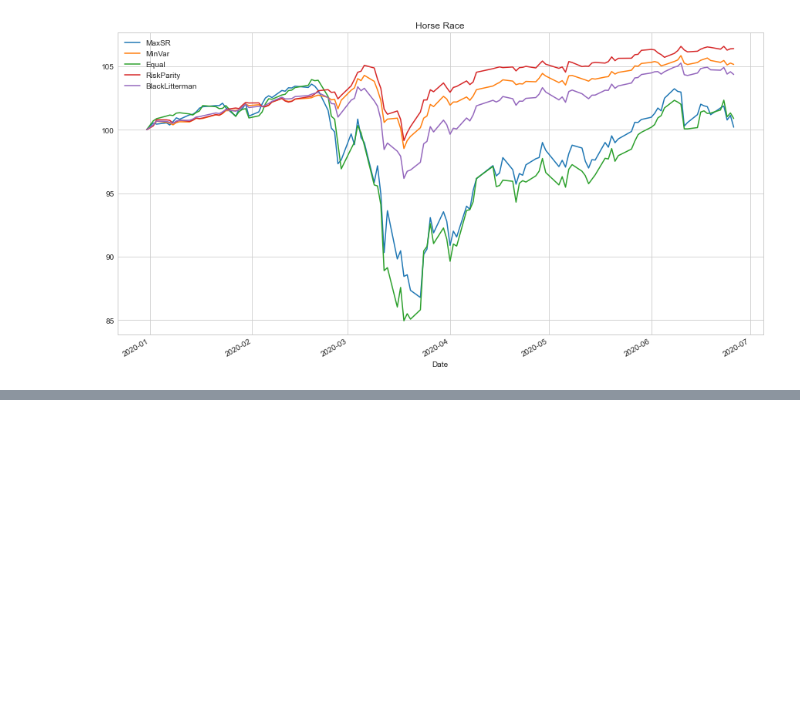
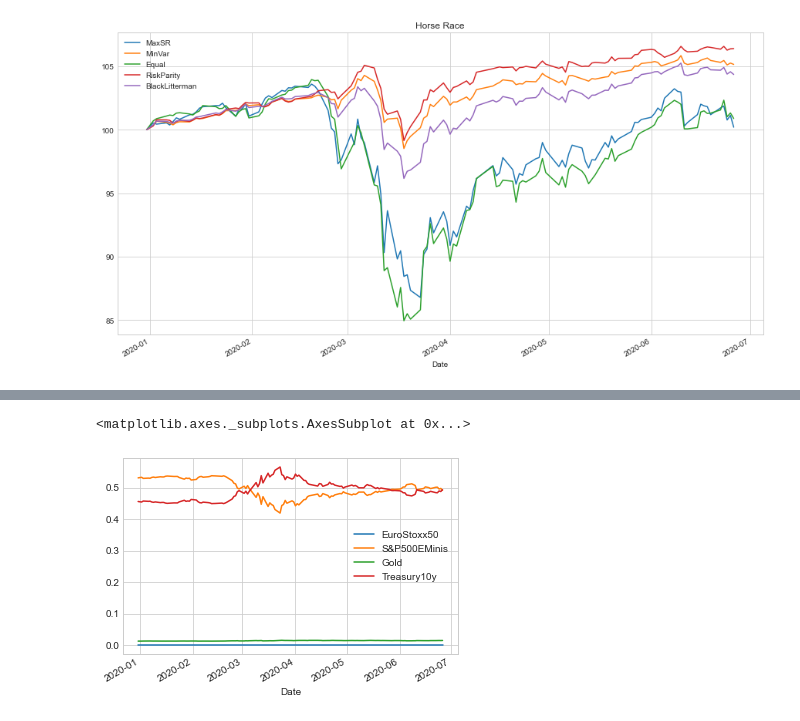
Before and after one commit to jan-felix/SLOG, a Jupyter notebook: SLOG202002_No1/SLOG2020_02_07.ipynb, the cells around one changed output, grey strips where cells are left out. Drawn from its saved outputs; the diff is of its cells as text; code cells hidden in the pictures; blank space fills up the shorter version.

```diff
--- a/SLOG202002_No1/SLOG2020_02_07.ipynb
+++ b/SLOG202002_No1/SLOG2020_02_07.ipynb
@@ -724,25 +726,14 @@ def rebalancing(
     ).T
     return units_df, returns_df_indexed, weights_timeseries_df
 # %%
-one = rebalancing(
-    date="2019-12-31",
-    port_df=port_df,
-    asset_timeseries=futures_new,
-    assets=names,
-    weights_timeseries="MaxSR",
-)[0]
-
 two = rebalancing(
     date="2019-12-31",
     port_df=port_df,
     asset_timeseries=futures_new,
     assets=names,
     weights_timeseries="MaxSR",
-)[1]
-three = rebalancing(
-    date="2019-12-31",
-    port_df=port_df,
-    asset_timeseries=futures_new,
-    assets=names,
-    weights_timeseries="MaxSR",
 )[2]
+one.plot()
+# %% [output]
+<matplotlib.axes._subplots.AxesSubplot at 0x...>
+[figure, added]
```
Also changed, not shown: parts of 6 cells of this notebook.
